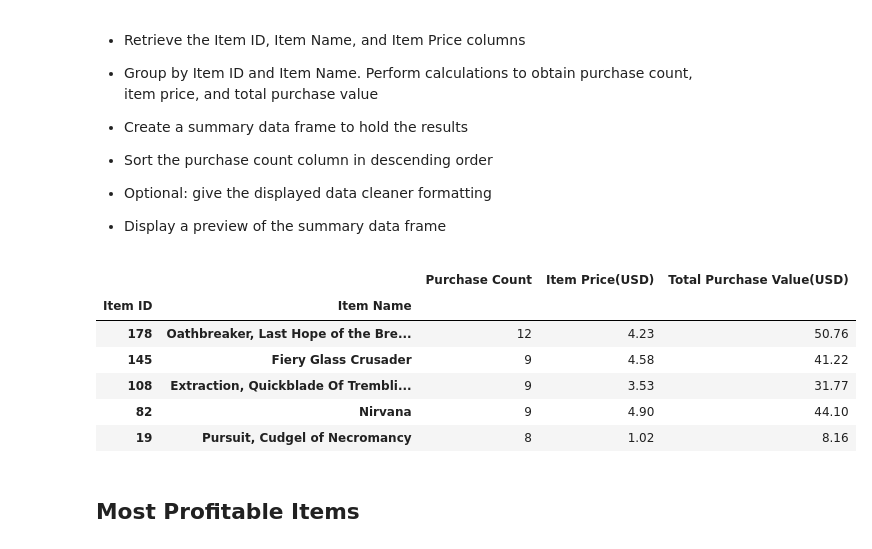
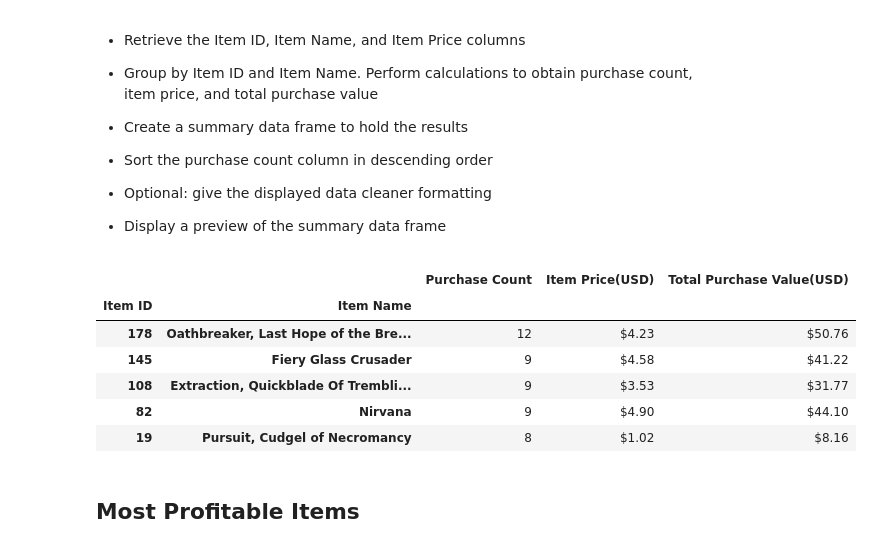
Before and after one commit to britt-emm/Homework, a Jupyter notebook: week4_homework/HeroesOfPymoli_starter.ipynb, the cells around one changed output. Drawn from its saved outputs; the diff is of its cells as text; code cells hidden in the pictures.

```diff
--- a/week4_homework/HeroesOfPymoli_starter.ipynb
+++ b/week4_homework/HeroesOfPymoli_starter.ipynb
@@ -305,32 +308,33 @@ top_spenders_sorted_df.round(decimals=2).head()
 # %%
 # Purchase count, Item Price, Total Purchase Value sorted by purchase count
 popular_df = pd.DataFrame(purchase_data)
 
 # create series for purchase count
 pop_purchase_count = pd.Series(popular_df.groupby(['Item ID', 'Item Name'])['Purchase ID'].count())
 # create series for purchase price since each item only has one price min or max should work
 item_price = pd.Series(popular_df.groupby(['Item ID', 'Item Name'])['Price'].min())
 # create series for total purchase value
 pop_total_val = pd.Series(popular_df.groupby(['Item ID', 'Item Name'])['Price'].sum())
 
 # create a dictionary with the series
 pop_analysis = {'Purchase Count': pop_purchase_count,
                'Item Price(USD)': item_price,
                'Total Purchase Value(USD)': pop_total_val}
 # concat the series to create a new dataframe
 pop_analysis_df = pd.concat(pop_analysis, axis = 1)
 # sort the dataframe by purchase count
 pop_analysis_sorted_df = pop_analysis_df.sort_values('Purchase Count', ascending=False)
 # show just the top 5 most popular
-pop_analysis_sorted_df.round(decimals=2).head()
+pop_analysis_sorted_df.head().style.format({'Item Price(USD)': '${:.2f}',
+                              'Total Purchase Value(USD)': '${:.2f}'})
 # %% [output]
 |  |  | Purchase Count | Item Price(USD) | Total Purchase Value(USD) |
 | Item ID | Item Name |  |  |  |
-| 178 | Oathbreaker, Last Hope of the Bre... | 12 | 4.23 | 50.76 |
-| 145 | Fiery Glass Crusader | 9 | 4.58 | 41.22 |
-| 108 | Extraction, Quickblade Of Trembli... | 9 | 3.53 | 31.77 |
-| 82 | Nirvana | 9 | 4.90 | 44.10 |
-| 19 | Pursuit, Cudgel of Necromancy | 8 | 1.02 | 8.16 |
+| 178 | Oathbreaker, Last Hope of the Bre... | 12 | $4.23 | $50.76 |
+| 145 | Fiery Glass Crusader | 9 | $4.58 | $41.22 |
+| 108 | Extraction, Quickblade Of Trembli... | 9 | $3.53 | $31.77 |
+| 82 | Nirvana | 9 | $4.90 | $44.10 |
+| 19 | Pursuit, Cudgel of Necromancy | 8 | $1.02 | $8.16 |
 # %% [markdown]
 ## Most Profitable Items
 # %% [markdown]
```
Also changed, not shown: parts of 3 cells of this notebook, 19 other files.
